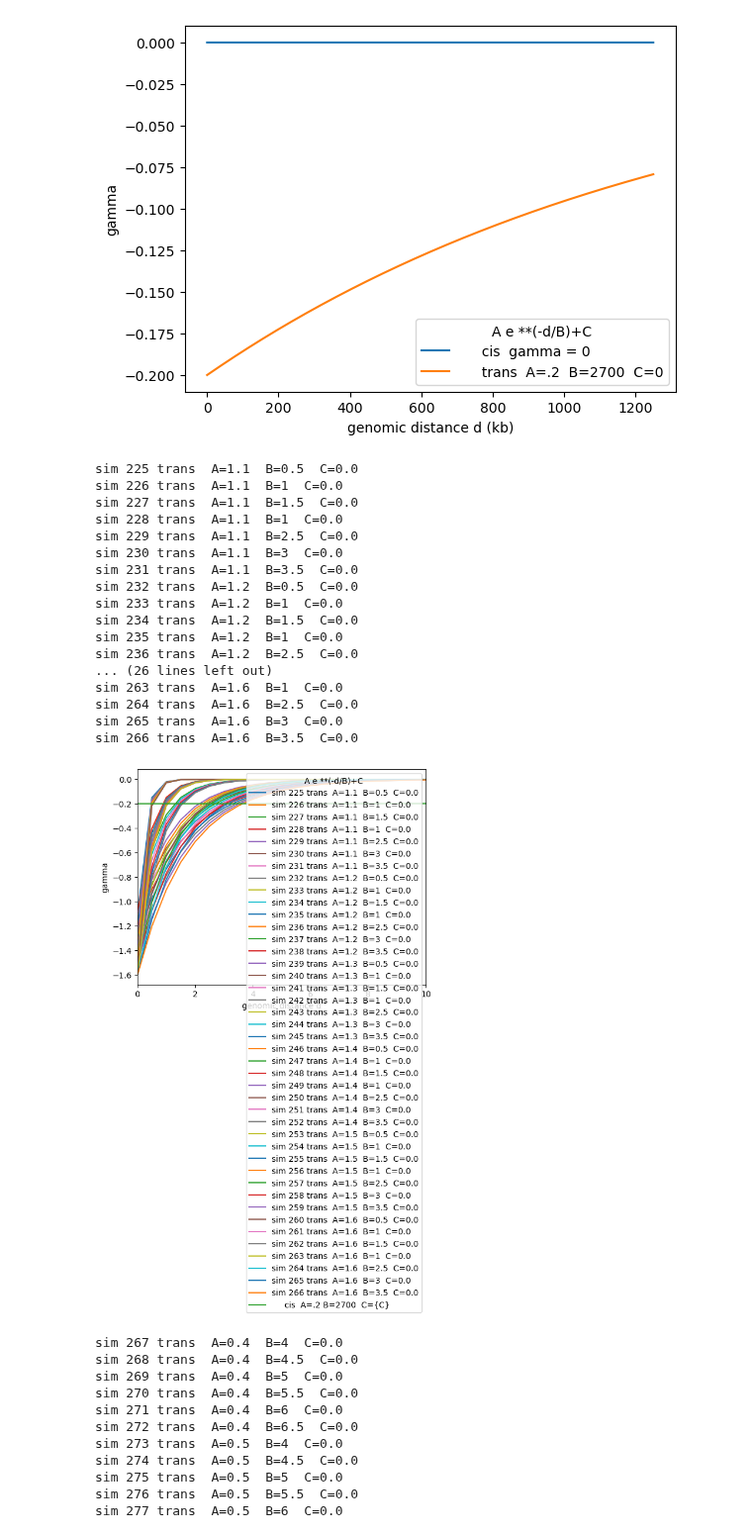
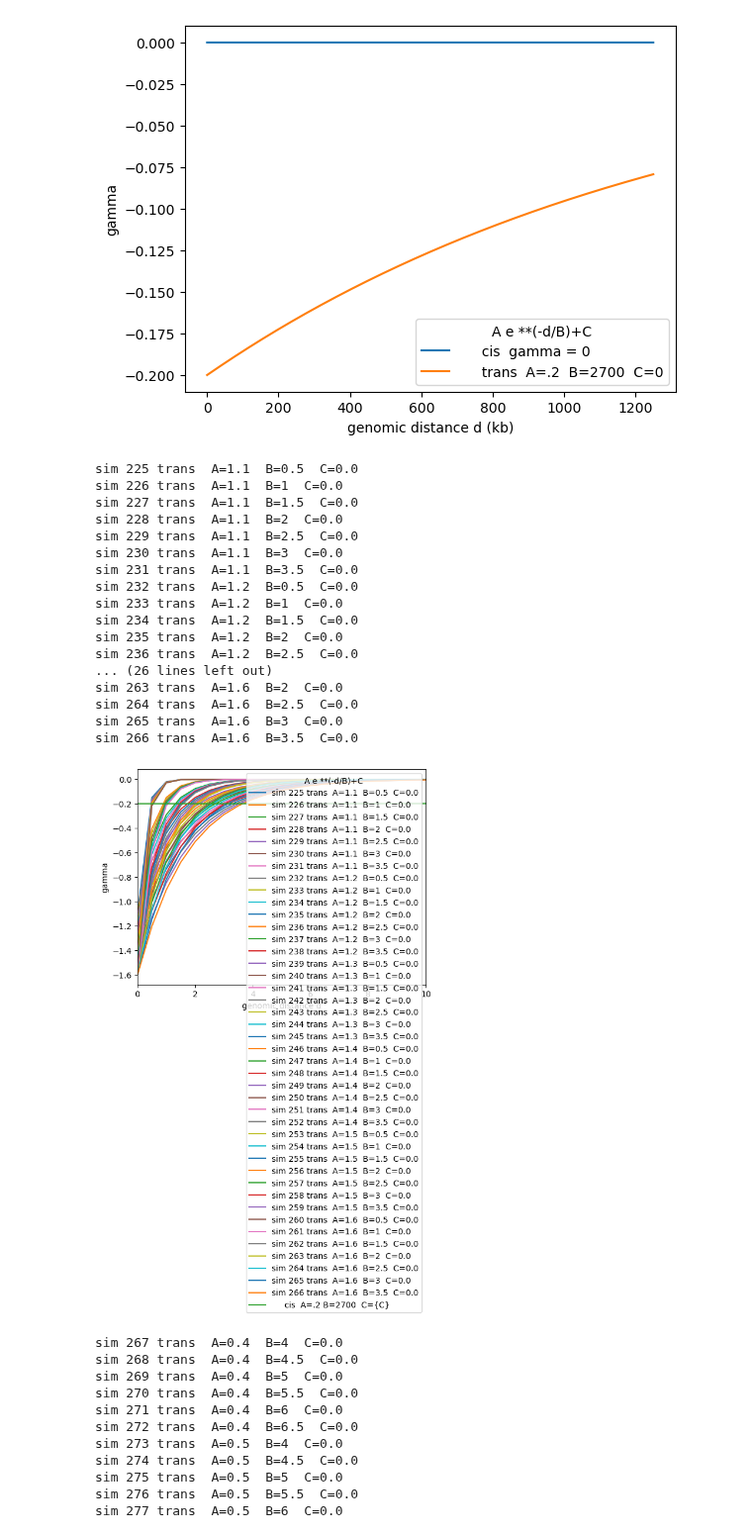
Before and after one commit to DiPierroLab/Douglas, a Jupyter notebook: 2_make_lambdas/make_gammas.ipynb, the cells around one changed output. Shown at 99% size. Drawn from its saved outputs; the diff is of its cells as text; code cells hidden in the pictures.

```diff
--- a/2_make_lambdas/make_gammas.ipynb
+++ b/2_make_lambdas/make_gammas.ipynb
@@ -169,7 +169,7 @@ i = 175 # number of the first sim in this batch
 gamma_phase_diagram_cis = gamma_exp(d, A=.2, B=2700, C=0.0)
 np.savetxt('gamma_files/gamma_phase_diagram_cis.txt', gamma_phase_diagram_cis)
 for A in [.4,.5,.6,.7,.8,.9,1]:
-    for B in [.5,1,1.5,1,2.5,3,3.5]:
+    for B in [.5,1,1.5,2,2.5,3,3.5]:
         for C in [0.0]:
             gamma_trans_i = gamma_exp(d,A,B,C)
             np.savetxt(f'gamma_files/gamma_trans_{i}.txt',gamma_trans_i)
@@ -220,38 +220,38 @@ i = 225 # number of the first sim in this batch
 gamma_phase_diagram_cis = gamma_exp(d, A=.2, B=2700, C=0.0)
 np.savetxt('gamma_files/gamma_phase_diagram_cis.txt', gamma_phase_diagram_cis)
 for A in [1.1, 1.2, 1.3, 1.4, 1.5, 1.6]:
-    for B in [.5,1,1.5,1,2.5,3,3.5]:
+    for B in [.5,1,1.5,2,2.5,3,3.5]:
         for C in [0.0]:
             gamma_trans_i = gamma_exp(d,A,B,C)
             np.savetxt(f'gamma_files/gamma_trans_{i}.txt',gamma_trans_i)
             plt.plot(bead_size*d,gamma_trans_i,label=f'sim {i} trans  A={A}  B={B}  C={C}')
             print(f'sim {i} trans  A={A}  B={B}  C={C}')
             i += 1
 plt.plot(bead_size*d, gamma_phase_diagram_cis, label='     cis  A=.2 B=2700  C={C}')
 plt.legend(title = 'A e **(-d/B)+C')
 plt.xlabel('genomic distance d')
 plt.xlim(0,10)
 plt.ylabel('gamma')
 plt.show()
 # %% [output]
 sim 225 trans  A=1.1  B=0.5  C=0.0
 sim 226 trans  A=1.1  B=1  C=0.0
 sim 227 trans  A=1.1  B=1.5  C=0.0
-sim 228 trans  A=1.1  B=1  C=0.0
+sim 228 trans  A=1.1  B=2  C=0.0
 sim 229 trans  A=1.1  B=2.5  C=0.0
 sim 230 trans  A=1.1  B=3  C=0.0
 sim 231 trans  A=1.1  B=3.5  C=0.0
 sim 232 trans  A=1.2  B=0.5  C=0.0
 sim 233 trans  A=1.2  B=1  C=0.0
 sim 234 trans  A=1.2  B=1.5  C=0.0
-sim 235 trans  A=1.2  B=1  C=0.0
+sim 235 trans  A=1.2  B=2  C=0.0
 sim 236 trans  A=1.2  B=2.5  C=0.0
 ... (26 lines left out)
-sim 263 trans  A=1.6  B=1  C=0.0
+sim 263 trans  A=1.6  B=2  C=0.0
 sim 264 trans  A=1.6  B=2.5  C=0.0
 sim 265 trans  A=1.6  B=3  C=0.0
 sim 266 trans  A=1.6  B=3.5  C=0.0
-[figure, old version]
+[figure, new version]
 # %%
 i = 267 # number of the first sim in this batch
 gamma_phase_diagram_cis = gamma_exp(d, A=.2, B=2700, C=0.0)
```
Also changed, not shown: parts of 1 cell of this notebook, 17 other files.
